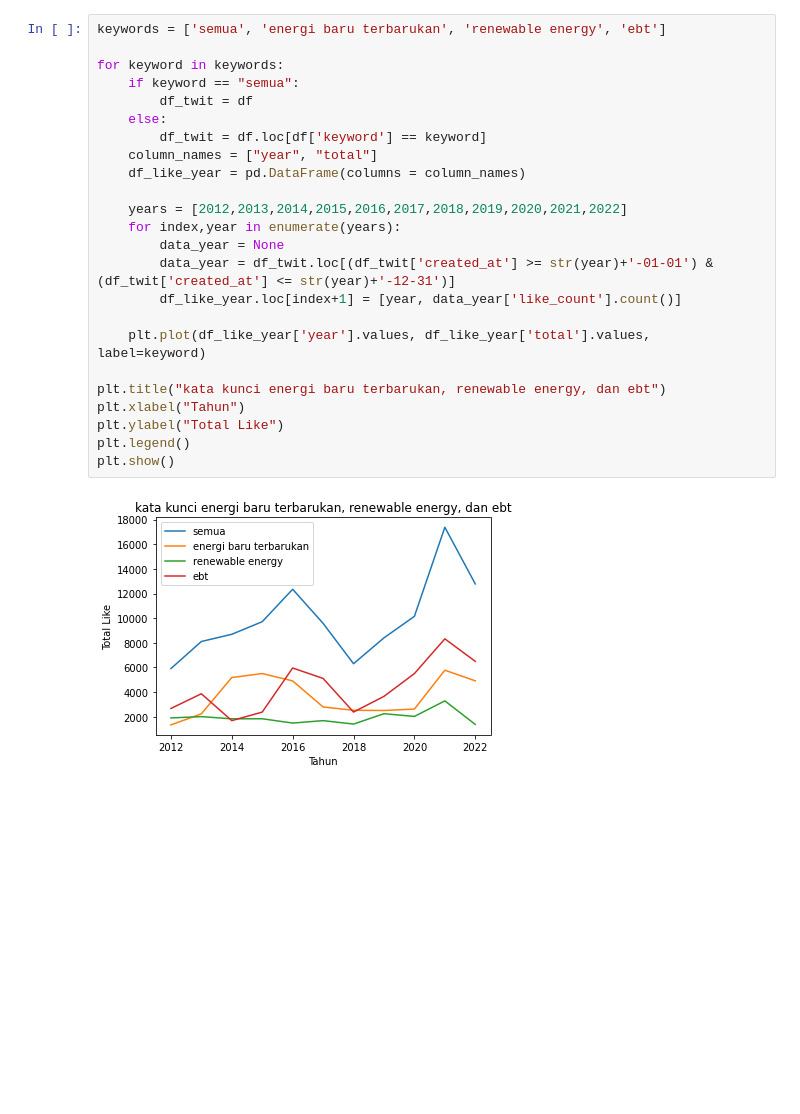
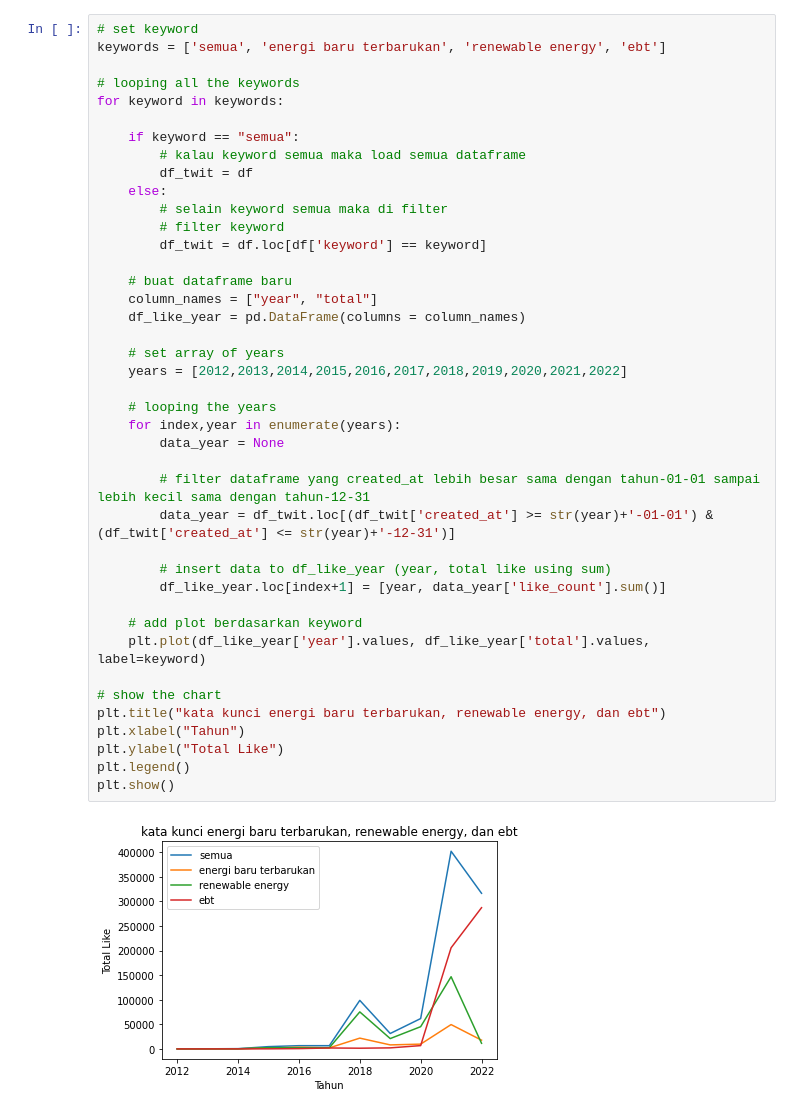
Before and after one commit to felornsy/tugas-akhir, a Jupyter notebook: task_count_tweet_like.ipynb, the cells around one changed output. Saved outputs shown, nothing was run; the diff lists cells and outputs as text; blank space fills up the shorter version.

```diff
--- a/task_count_tweet_like.ipynb
+++ b/task_count_tweet_like.ipynb
@@ -20,28 +20,45 @@ df
 | 109704 | 1542627769762271232 | 0.0 | ebt | 2022-06-30 21:54:55 |
 109705 rows × 4 columns
 # %%
+# set keyword
 keywords = ['semua', 'energi baru terbarukan', 'renewable energy', 'ebt']
 
+# looping all the keywords
 for keyword in keywords:
+
     if keyword == "semua":
+        # kalau keyword semua maka load semua dataframe
         df_twit = df
     else:
+        # selain keyword semua maka di filter
+        # filter keyword
         df_twit = df.loc[df['keyword'] == keyword]
+
+    # buat dataframe baru
     column_names = ["year", "total"]
     df_like_year = pd.DataFrame(columns = column_names)
 
+    # set array of years
     years = [2012,2013,2014,2015,2016,2017,2018,2019,2020,2021,2022]
+
+    # looping the years
     for index,year in enumerate(years):
         data_year = None
+
+        # filter dataframe yang created_at lebih besar sama dengan tahun-01-01 sampai lebih kecil sama dengan tahun-12-31
         data_year = df_twit.loc[(df_twit['created_at'] >= str(year)+'-01-01') & (df_twit['created_at'] <= str(year)+'-12-31')]
-        df_like_year.loc[index+1] = [year, data_year['like_count'].count()]
 
+        # insert data to df_like_year (year, total like using sum)
+        df_like_year.loc[index+1] = [year, data_year['like_count'].sum()]
+
+    # add plot berdasarkan keyword
     plt.plot(df_like_year['year'].values, df_like_year['total'].values, label=keyword)
 
+# show the chart
 plt.title("kata kunci energi baru terbarukan, renewable energy, dan ebt")
 plt.xlabel("Tahun")
 plt.ylabel("Total Like")
 plt.legend()
 plt.show()
 # %% [output]
-[figure, old version]
+[figure, new version]
```
Also changed, not shown: parts of 2 cells of this notebook, 4 other files.
